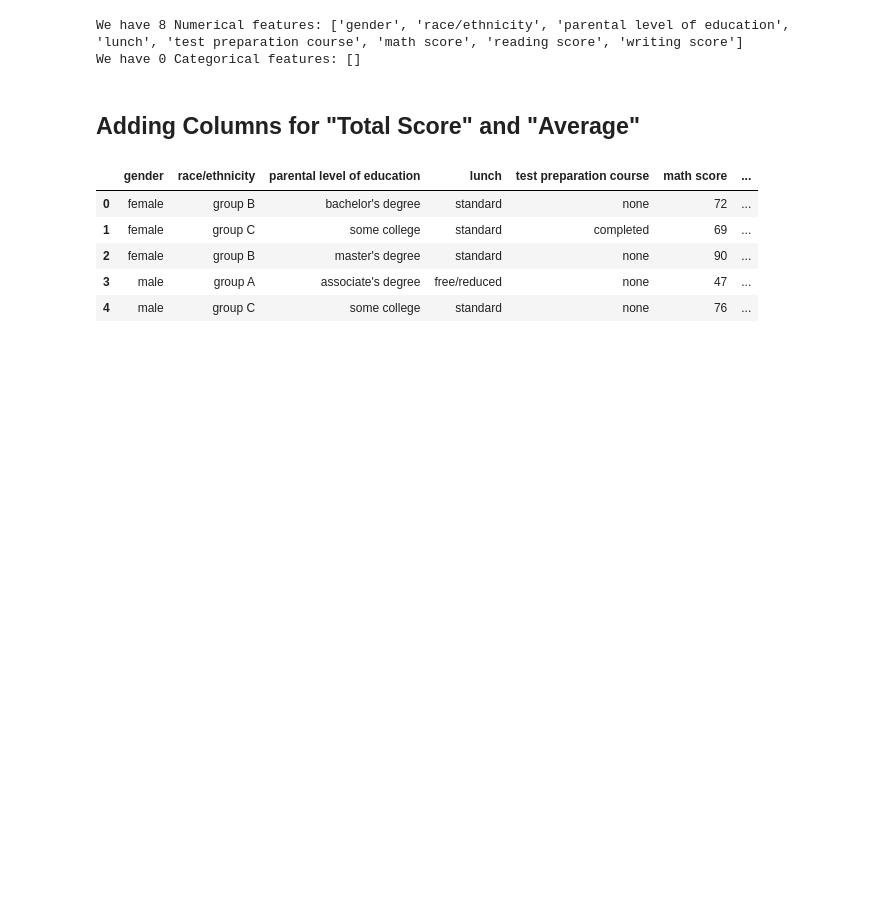
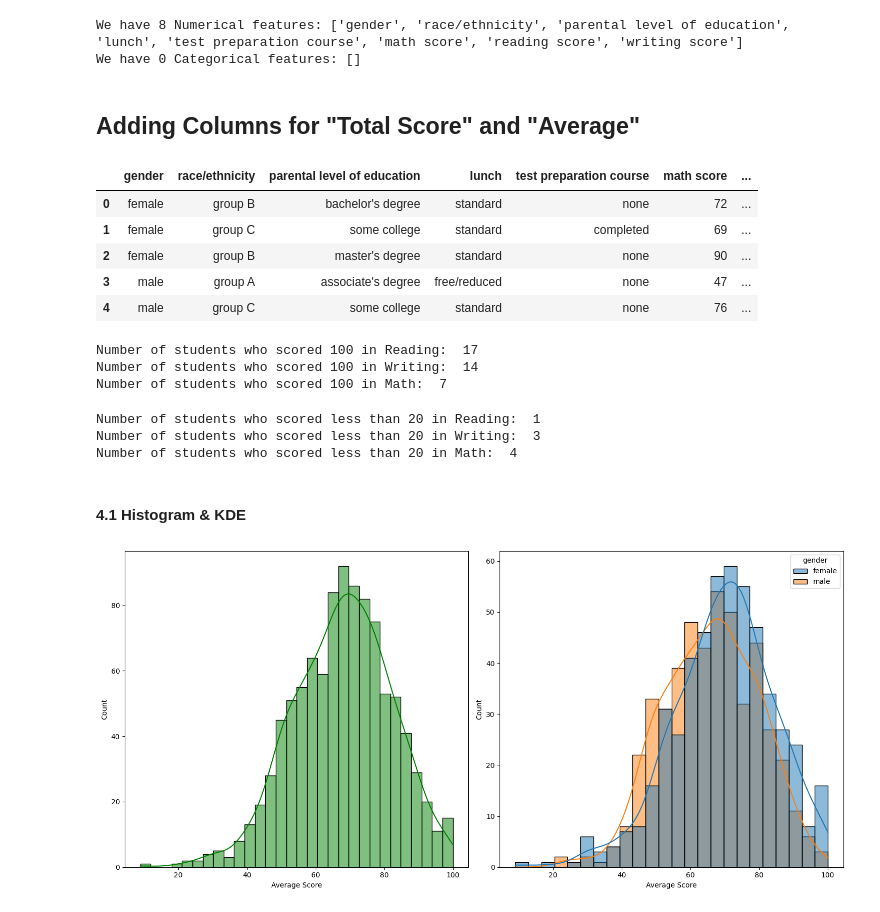
Before and after one commit to nauman-334/MLProject-, a Jupyter notebook: notebook/data/EDAstudentperformance.ipynb, the cells around one changed output. Saved outputs shown, nothing was run; the diff lists cells and outputs as text; code cells hidden in the pictures; blank space fills up the shorter version.

```diff
--- a/notebook/data/EDAstudentperformance.ipynb
+++ b/notebook/data/EDAstudentperformance.ipynb
@@ -156,3 +156,37 @@ df.head()
 | 2 | female | group B | master's degree | standard | none | 90 | ... |
 | 3 | male | group A | associate's degree | free/reduced | none | 47 | ... |
 | 4 | male | group C | some college | standard | none | 76 | ... |
+# %%
+reading_full= df[df['reading score']==100]['Average Score'].count()
+writing_full= df[df['writing score']==100]['Average Score'].count()
+math_full= df[df['math score']==100]['Average Score'].count()
+print('Number of students who scored 100 in Reading: ',reading_full)
+print('Number of students who scored 100 in Writing: ',writing_full)
+print('Number of students who scored 100 in Math: ',math_full)
+# %% [output]
+Number of students who scored 100 in Reading:  17
+Number of students who scored 100 in Writing:  14
+Number of students who scored 100 in Math:  7
+# %%
+reading_less_20=df[df['reading score']<20]['Average Score'].count()
+writing_less_20=df[df['writing score']<20]['Average Score'].count()
+math_less_20=df[df['math score']<20]['Average Score'].count()
+print('Number of students who scored less than 20 in Reading: ',reading_less_20)
+print('Number of students who scored less than 20 in Writing: ',writing_less_20)
+print('Number of students who scored less than 20 in Math: ',math_less_20)
+# %% [output]
+Number of students who scored less than 20 in Reading:  1
+Number of students who scored less than 20 in Writing:  3
+Number of students who scored less than 20 in Math:  4
+# %% [markdown]
+#### 4.1 Histogram & KDE
+# %%
+fig, axs=plt.subplots(1,2,figsize=(15,7))
+plt.subplot(121)
+sns.histplot(data=df,x='Average Score',bins=30,kde=True,color='g')
+plt.subplot(122)
+sns.histplot(data=df,x='Average Score',kde=True,hue='gender')
+plt.tight_layout()
+plt.show()
+# %% [output]
+[figure, added]
```
Also changed, not shown: parts of 4 cells of this notebook.
